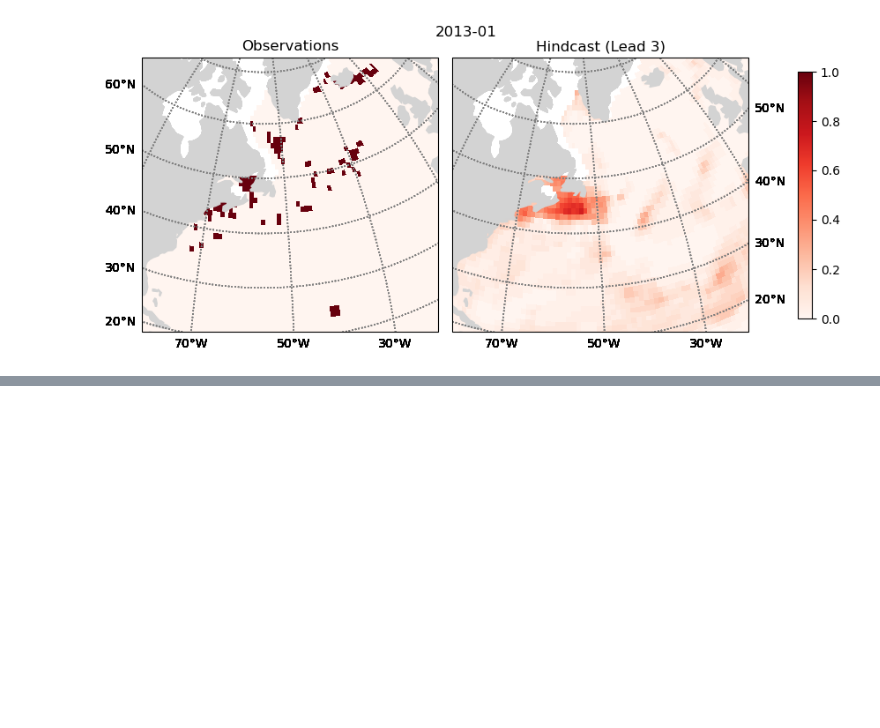
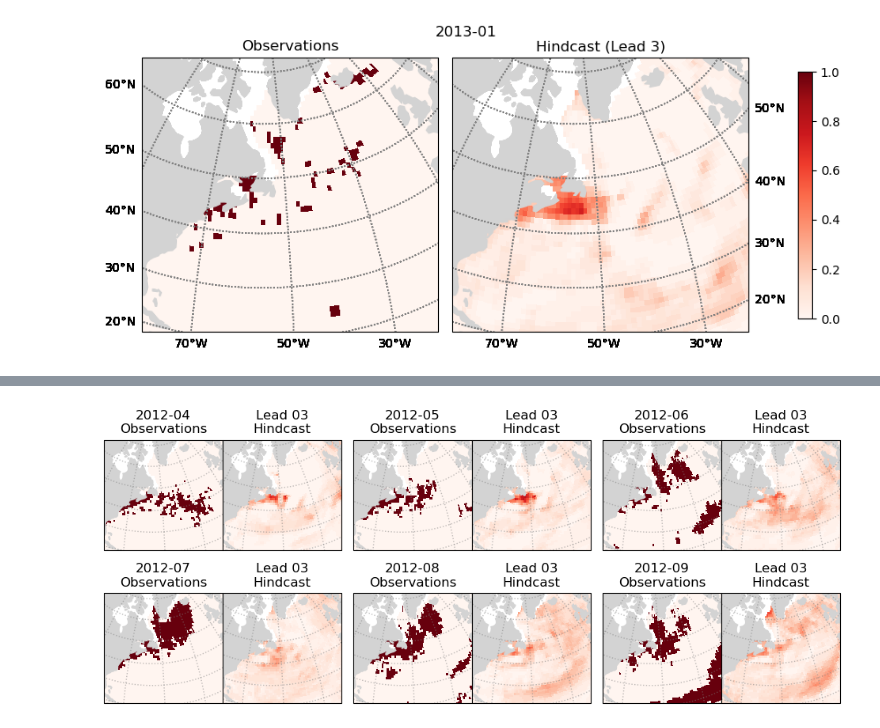
Before and after one commit to e-olson/MHW, a Jupyter notebook: caseStudiesMonthly/MHWMovie-NAtl2012.ipynb, the cells around one changed output, grey strips where cells are left out. Drawn from its saved outputs; the diff is of its cells as text; code cells hidden in the pictures; blank space fills up the shorter version.

```diff
--- a/caseStudiesMonthly/MHWMovie-NAtl2012.ipynb
+++ b/caseStudiesMonthly/MHWMovie-NAtl2012.ipynb
@@ -349,0 +287,40 @@ for i in range(mhwobs.shape[0]):
+# %%
+i0=275;i1=360;j0=109;j1=162
+
+fig = plt.figure(figsize=(12,5))#constrained_layout=True,
+gs = fig.add_gridspec(2, 3,wspace=.05,hspace=.01)
+
+ii=0
+for i in range(mhwobs.shape[0]):
+    date=dt.datetime(years[0]+int((i+il)/12),(i+il)%12+1,15)
+    if (date > dt.datetime(2012,4,1)) & (date < dt.datetime(2012,10,1)):
+        igs=gs[ii]
+        gss=igs.subgridspec(1,2,width_ratios=[1,1],wspace=0)
+        ax1=fig.add_subplot(gss[0],projection=ccrs.Orthographic(central_longitude=-56, central_latitude=44.7, globe=None))
+        ax2=fig.add_subplot(gss[1],projection=ccrs.Orthographic(central_longitude=-56, central_latitude=44.7, globe=None))
+        #axcb=fig.add_subplot(gss[2])
+        ax1.set_title(f"{date.year}-{date.month:02}\nObservations")
+        ax2.set_title(f'Lead {il:02}\nHindcast')
+        for iax in (ax1,ax2):
+            iax.set_extent([-80, -20, 20, 70], ccrs.PlateCarree())
+        ax1.pcolormesh(fobs.lon.values,fobs.lat.values,np.ma.masked_where(imask|lm,mhwobs[i,...]),vmin=0,vmax=1,cmap=cmap,transform=ccrs.PlateCarree())
+        m=ax2.pcolormesh(fobs.lon.values,fobs.lat.values,np.ma.masked_where(imask|lm,mhwfor[i,...]),vmin=0,vmax=1,cmap=cmap,transform=ccrs.PlateCarree())
+        #fig.colorbar(m,cax=axcb)
+
+        for iax in (ax1,ax2):
+            iax.add_feature(cfeature.LAND,zorder=1,color='lightgray')
+            gl = iax.gridlines(crs=ccrs.PlateCarree(), draw_labels=False,
+                              linewidth=1, color='gray', alpha=0.5, linestyle=':')
+            gl.xlocator = mticker.FixedLocator([-90, -70, -50,-30,-10,10])
+            gl.ylocator = mticker.FixedLocator([20, 30, 40, 50, 60,70])
+            # gl.xformatter = LONGITUDE_FORMATTER
+            # gl.yformatter = LATITUDE_FORMATTER
+            # if iax==ax1:
+            #     gl.top_labels = False
+            #     gl.right_labels = False
+            # elif iax==ax2:
+            #     gl.top_labels = False
+            #     gl.left_labels = False
+        ii=ii+1
+# %% [output]
+[figure, added]
```
Also changed, not shown: parts of 3 cells of this notebook, 21 other files.
